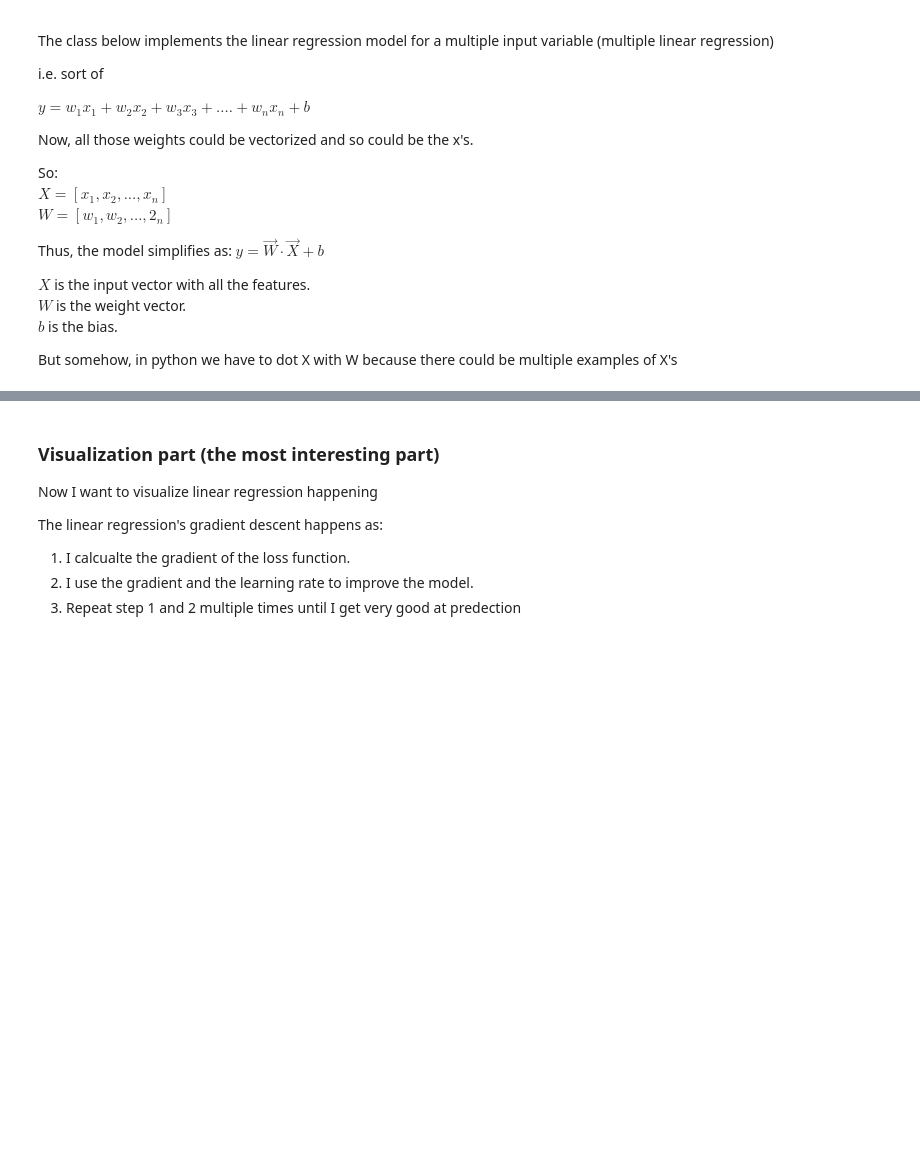
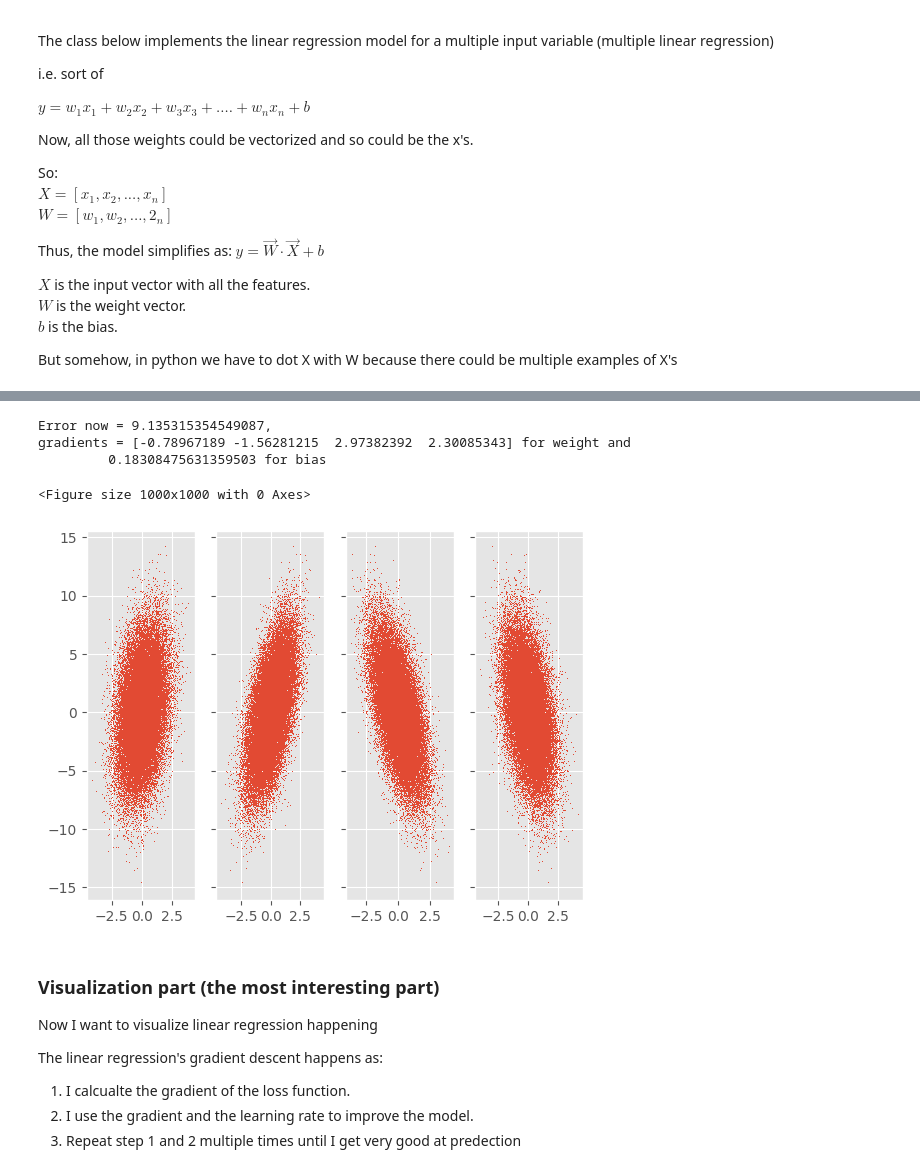
Before and after one commit to krischal111/Learning-ML-by-implementing-myself, a Jupyter notebook: Multiple-linear-regression-models/02-01-MLRM.ipynb, the cells around one changed output, grey strips where cells are left out. Saved outputs shown, nothing was run; the diff lists cells and outputs as text; code cells hidden in the pictures; blank space fills up the shorter version.

```diff
--- a/Multiple-linear-regression-models/02-01-MLRM.ipynb
+++ b/Multiple-linear-regression-models/02-01-MLRM.ipynb
@@ -191,3 +90,74 @@ print(a.apply(X).shape)
+# %%
+
+class multiple_linear_regression_model:
+    def __init__(self, n_features: int):
+        self.weights = np.random.rand(n_features)
+        self.bias = np.random.rand()
+
+    def apply(self, x:float) -> float:
+        y = np.dot(x, self.weights) + self.bias
+        return y
+
+
+    def lse_gradient(self, x:float, y:float) -> (float, float):
+        lenx = len(x)
+        assert(lenx == len(y))
+        residues = (self.apply(x) - y)
+        # print(f"Shape of residues = {residues.shape}")
+        grad_weight_list = residues.reshape(-1, 1) * x
+        # print(f"Shape of grad weight list = {grad_weight_list.shape}")
+        grad_weight = np.sum(grad_weight_list, axis = 0) / lenx
+        # print(f"Shape of grad weight = {grad_weight.shape}")
+        grad_bias = np.sum(residues) / lenx
+        # print(f"Shape of grad bias = {grad_bias.shape}")
+        return grad_weight, grad_bias
+
+    def lse_value(self, x:float, y:float) -> float:
+        lenx = len(x)
+        assert(lenx == len(y))
+        residues = self.apply(x) - y
+        error = sum(residues ** 2) / (2 * lenx)
+        return error
+
+    # def least_squared_error(self, x:float, y:float) -> float:
+    #     lenx = len(x)
+    #     assert(lenx == len(y))
+    #     residue = self.apply(x) - y
+    #     error = sum(residue ** 2) / (2 * lenx)
+    #     return error
+
+    # def lse_gradient(self, x:float , y:float) -> float:
+    #     lenx = len(x)
+    #     assert(lenx == len(y))
+    #     residue = self.apply(x) - y
+    #     grada_list = residue / lenx
+    #     gradb_list = residue / lenx * x
+    #     grada = sum(grada_list)
+    #     gradb = sum(gradb_list)
+    #     return np.array([grada, gradb])
+
+a = multiple_linear_regression_model(num_features)
+
+w_grad, b_grad = a.lse_gradient(X, y)
+error = a.lse_value(X, y)
+print(f"Error now = {error}, \ngradients = {w_grad} for weight and \n \t {b_grad} for bias")
+
+# for i in range(num_features):
+#     plt.plot(X[:,i], y, ',') # ',' for pixel plotting
+#     plt.title(f"Feature {i+1}")
+#     plt.show()
+
+plt.figure(figsize=(10,10))
+fig, axs = plt.subplots(1,num_features, sharey=True)
+for i in range(num_features):
+    myx = X[:,i]
+    axs[i].plot(myx, y, ',') # ',' for pixel plotting
+# %% [output]
+Error now = 9.135315354549087,
+gradients = [-0.78967189 -1.56281215  2.97382392  2.30085343] for weight and
+         0.18308475631359503 for bias
+<Figure size 1000x1000 with 0 Axes>
+[figure, added]
 # %% [markdown]
 ### Visualization part (the most interesting part)
 Now I want to visualize linear regression happening
```
Also changed, not shown: parts of 3 cells of this notebook, 2 other files.
